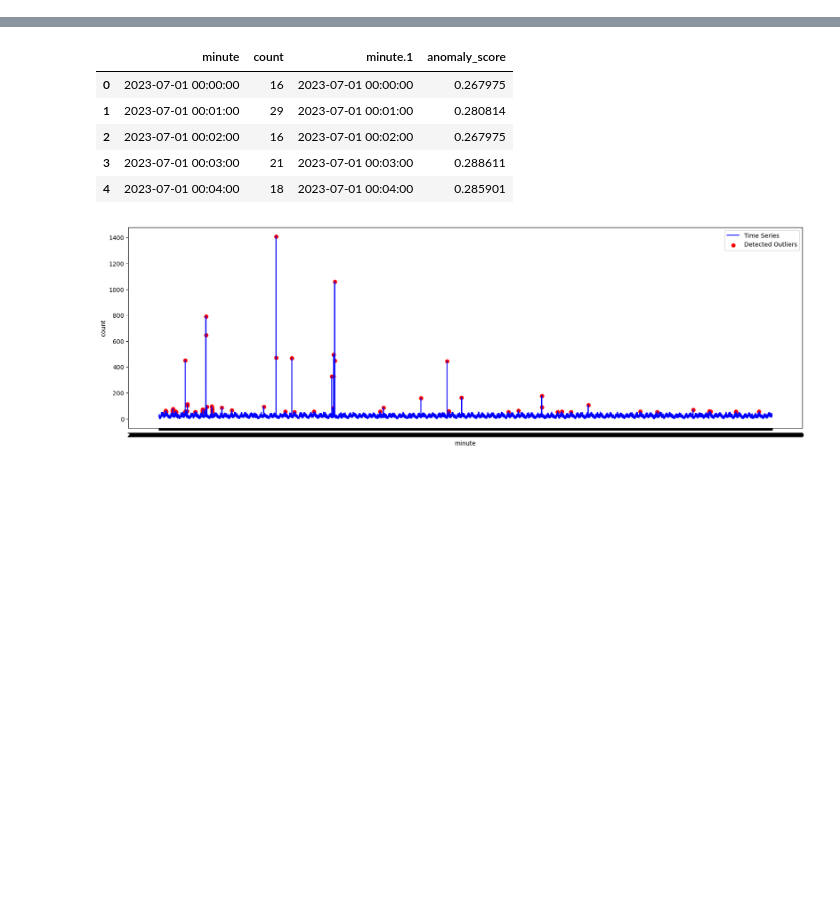
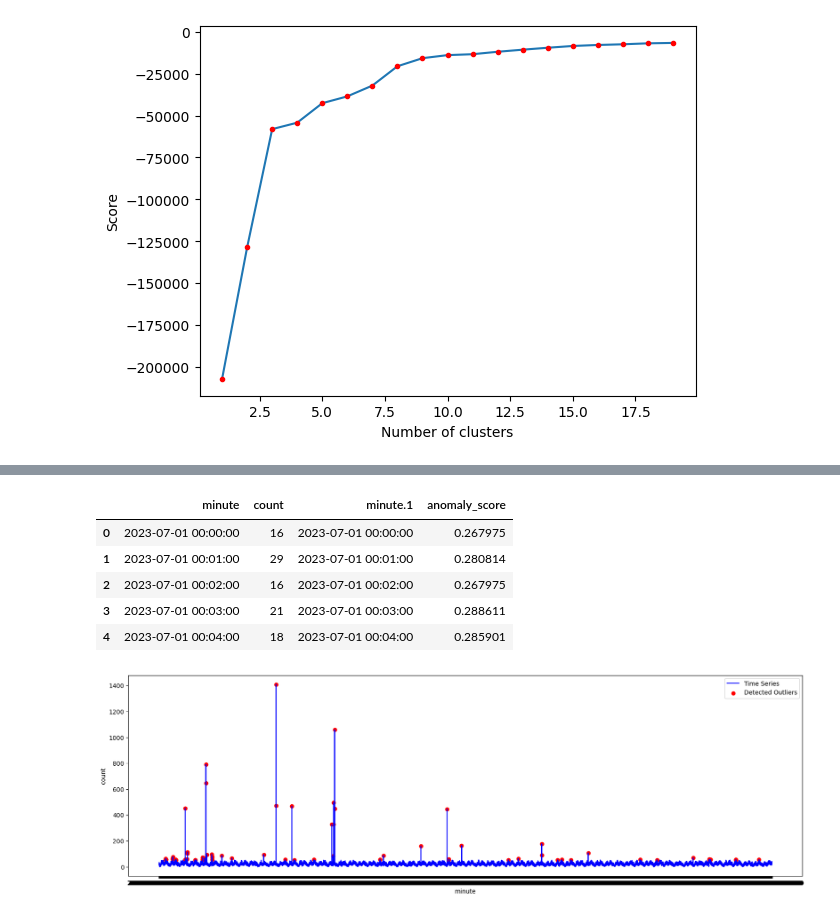
Before and after one commit to AndreyLebedinskiy/CourseProjectYear3, a Jupyter notebook: Models.ipynb, the cells around one changed output, grey strips where cells are left out. Saved outputs shown, nothing was run; the diff lists cells and outputs as text; code cells hidden in the pictures; blank space fills up the shorter version.

Commit message:
Added Kmeans model

```diff
--- a/Models.ipynb
+++ b/Models.ipynb
@@ -5,3 +10,8 @@ import numpy as np
 # %%
 df_train = pd.read_csv('data/tmp/df_grouped.csv')
 df_test = pd.read_csv('data/tmp/df_grouped_test.csv')
+df_combined = pd.concat([df_test, df_train], ignore_index=True)
+df_combined['timestamp'] = pd.to_datetime(df_combined['timestamp'])
+df_combined = df_combined.drop(columns=['minute'])
+df_combined = df_combined.sort_values(by=['timestamp'],ignore_index=True)
+df_combined.info()
@@ -23,0 +59,5 @@ df_test
+# %%
+df_kmeans =  df_combined[['count','dayOfTheWeek','isWeekend','hours','night','morning','day','difference']]
+min_max_scaler = preprocessing.StandardScaler()
+df_kmeans = pd.DataFrame(min_max_scaler.fit_transform(df_kmeans), columns=['count','dayOfTheWeek','isWeekend','hours','night','morning','day','difference'])
+df_kmeans
@@ -23,0 +78,6 @@ df_test
+# %%
+pca = PCA(n_components=2)
+df_kmeans = pca.fit_transform(df_kmeans)
+min_max_scaler = preprocessing.StandardScaler()
+df_kmeans = pd.DataFrame(min_max_scaler.fit_transform(df_kmeans))
+df_kmeans
@@ -23,0 +98,11 @@ df_test
+# %%
+# calculate with different number of centroids to see the loss plot (elbow method)
+kmeans = [KMeans(n_clusters=i, random_state=42).fit(df_kmeans) for i in range(1, 20)]
+scores = [kmeans[i].score(df_kmeans) for i in range(len(kmeans))]
+plt.plot(range(1, 20), scores)
+plt.plot(range(1, 20), scores, 'r.')
+plt.xlabel('Number of clusters')
+plt.ylabel('Score')
+plt.show()
+# %% [output]
+[figure, added]
```
Also changed, not shown: parts of 17 cells of this notebook, 1 other file.
